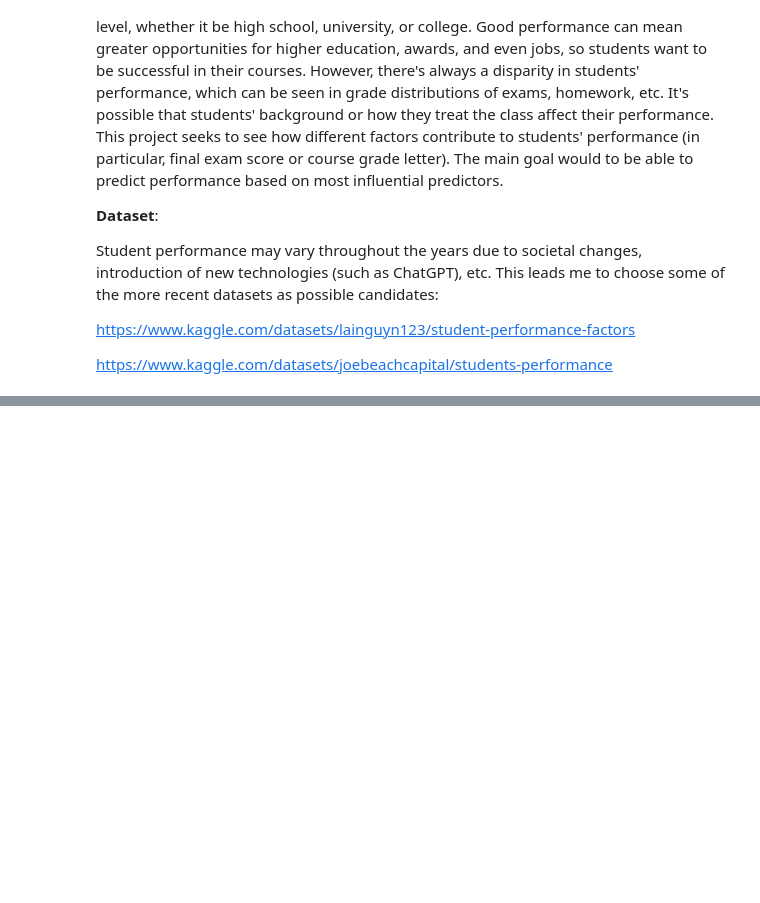
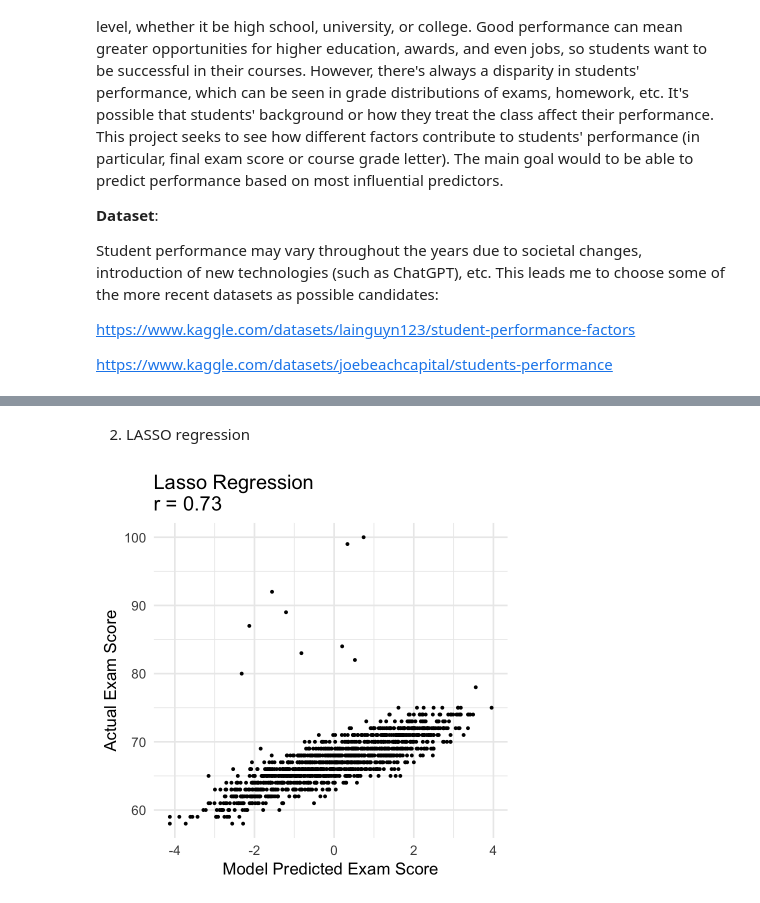
Before and after one commit to hd54/stat447c, a Jupyter notebook: proposal.ipynb, the cells around one changed output, grey strips where cells are left out. Cells and saved outputs as stored; diff of their text form; code cells hidden in the pictures; blank space fills up the shorter version.

```diff
--- a/proposal.ipynb
+++ b/proposal.ipynb
@@ -81,0 +267,24 @@ https://haines-lab.com/post/on-the-equivalency-between-the-lasso-ridge-regressio
+# %% [markdown]
+2. LASSO regression
+# %%
+lambdas <- 10^seq(3, -2, by = -.1)
+
+fit_lasso <- glmnet(x = x_train_scale, y = y_train,
+                    alpha = 1, lambda = lambdas, intercept = FALSE)
+cv_lasso <- cv.glmnet(x = x_train_scale, y = y_train,
+                      alpha = 1, lambda = lambdas, intercept = FALSE,
+                      grouped = FALSE)
+
+opt_lambda <- cv_lasso$lambda.min
+
+y_pred_lasso <- predict(fit_lasso, s = opt_lambda, newx = x_test_scale)
+
+qplot(x = y_pred_lasso[, 1], y = y_test,
+      main = paste0("Lasso Regression\n",
+                    "r = ", round(cor(y_test, y_pred_lasso[, 1]), 2))) +
+  geom_abline(color = "blue") +
+  xlab("Model Predicted Exam Score") +
+  ylab("Actual Exam Score") +
+  theme_minimal(base_size = 20)
+# %% [output]
+[figure, added]
```
Also changed, not shown: parts of 18 cells of this notebook, 1 other file.
